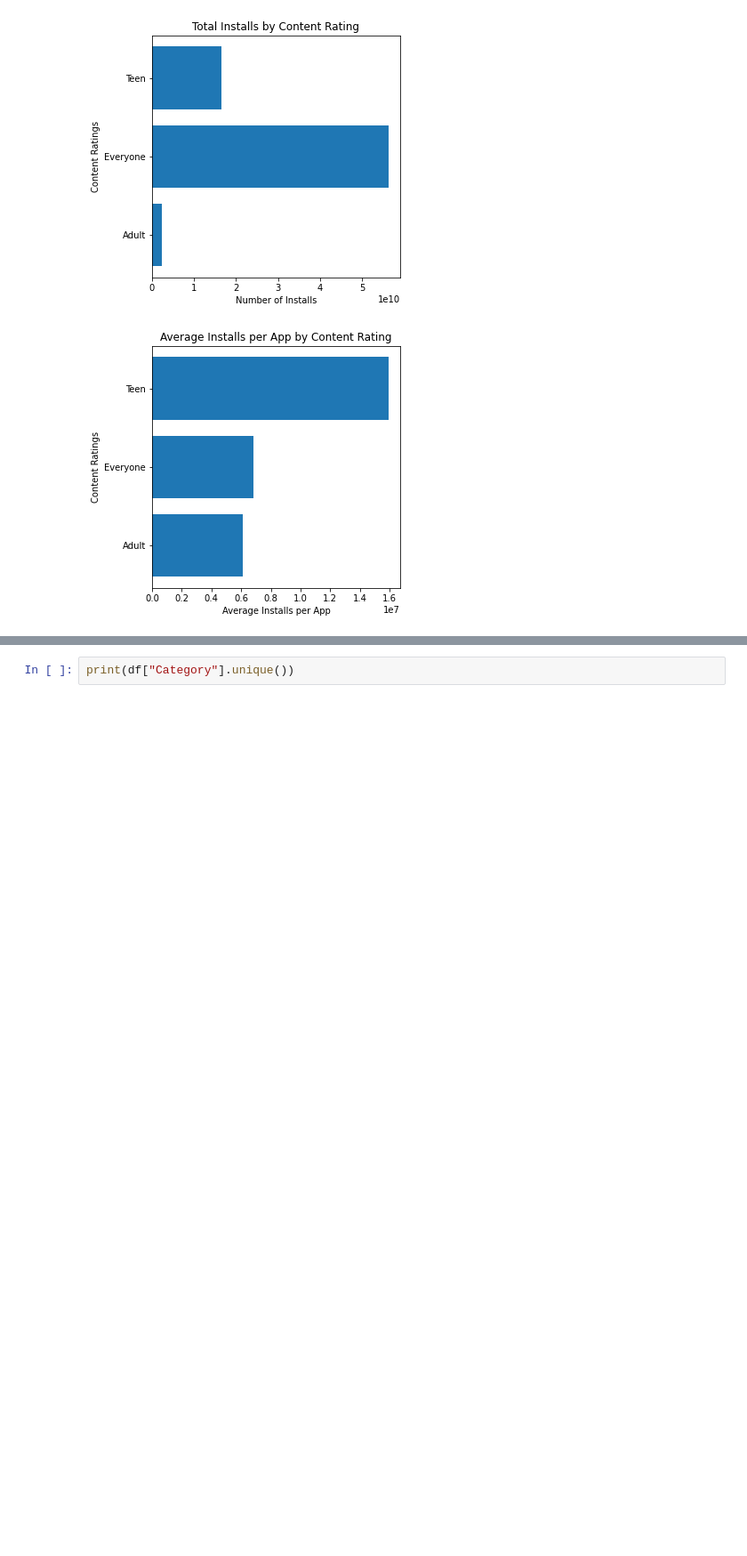
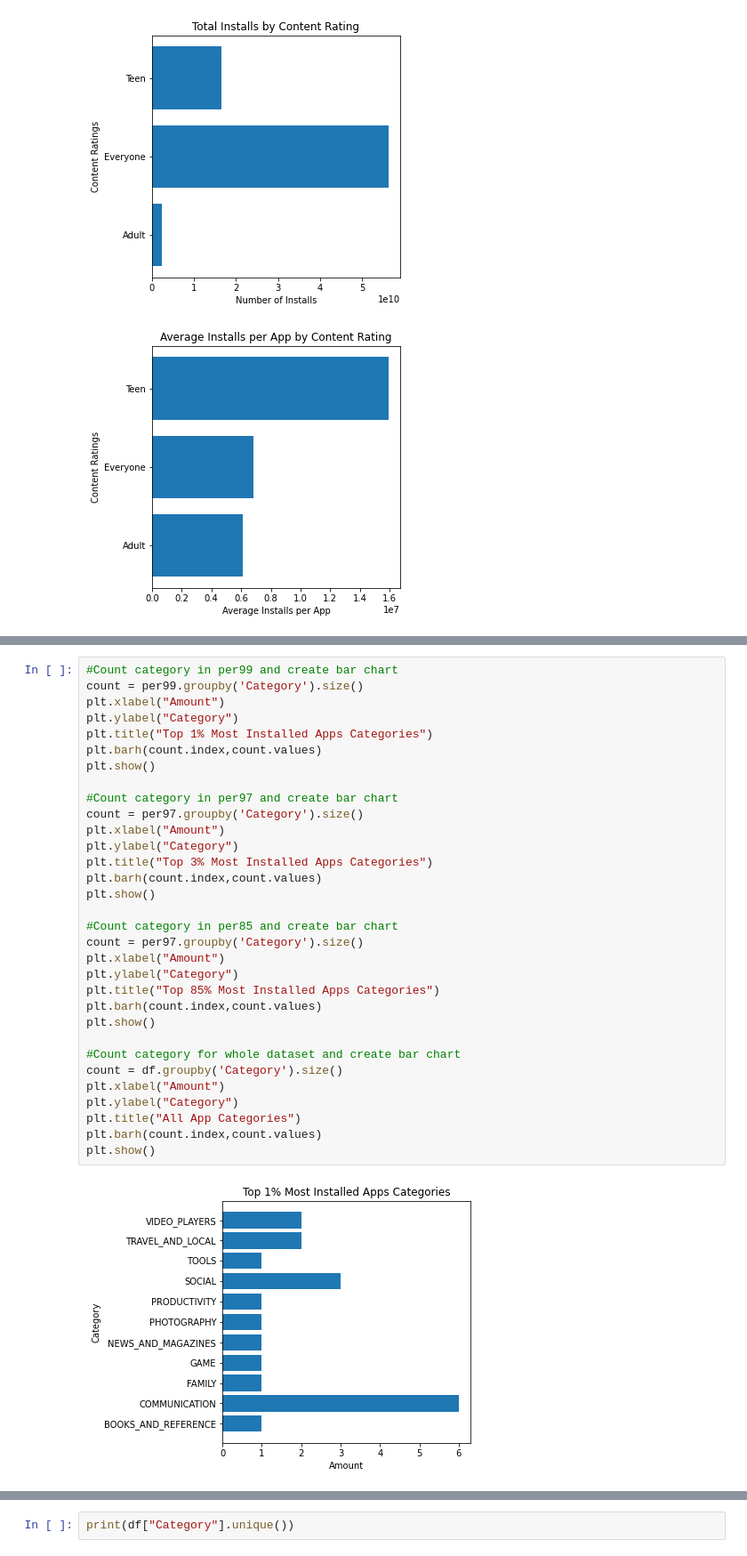
Before and after one commit to clabbott/app-data-analysis, a Jupyter notebook: FPT/Final_Proj_Tutorial.ipynb, the cells around one changed output, grey strips where cells are left out. Shown at 89% size. Drawn from its saved outputs; the diff is of its cells as text; blank space fills up the shorter version.

```diff
--- a/FPT/Final_Proj_Tutorial.ipynb
+++ b/FPT/Final_Proj_Tutorial.ipynb
@@ -774,0 +850,34 @@ plt.show()
+# %%
+#Count category in per99 and create bar chart
+count = per99.groupby('Category').size()
+plt.xlabel("Amount")
+plt.ylabel("Category")
+plt.title("Top 1% Most Installed Apps Categories")
+plt.barh(count.index,count.values)
+plt.show()
+
+#Count category in per97 and create bar chart
+count = per97.groupby('Category').size()
+plt.xlabel("Amount")
+plt.ylabel("Category")
+plt.title("Top 3% Most Installed Apps Categories")
+plt.barh(count.index,count.values)
+plt.show()
+
+#Count category in per85 and create bar chart
+count = per97.groupby('Category').size()
+plt.xlabel("Amount")
+plt.ylabel("Category")
+plt.title("Top 85% Most Installed Apps Categories")
+plt.barh(count.index,count.values)
+plt.show()
+
+#Count category for whole dataset and create bar chart
+count = df.groupby('Category').size()
+plt.xlabel("Amount")
+plt.ylabel("Category")
+plt.title("All App Categories")
+plt.barh(count.index,count.values)
+plt.show()
+# %% [output]
+[figure, added]
```
Also changed, not shown: parts of 8 cells of this notebook, 1 other file.
